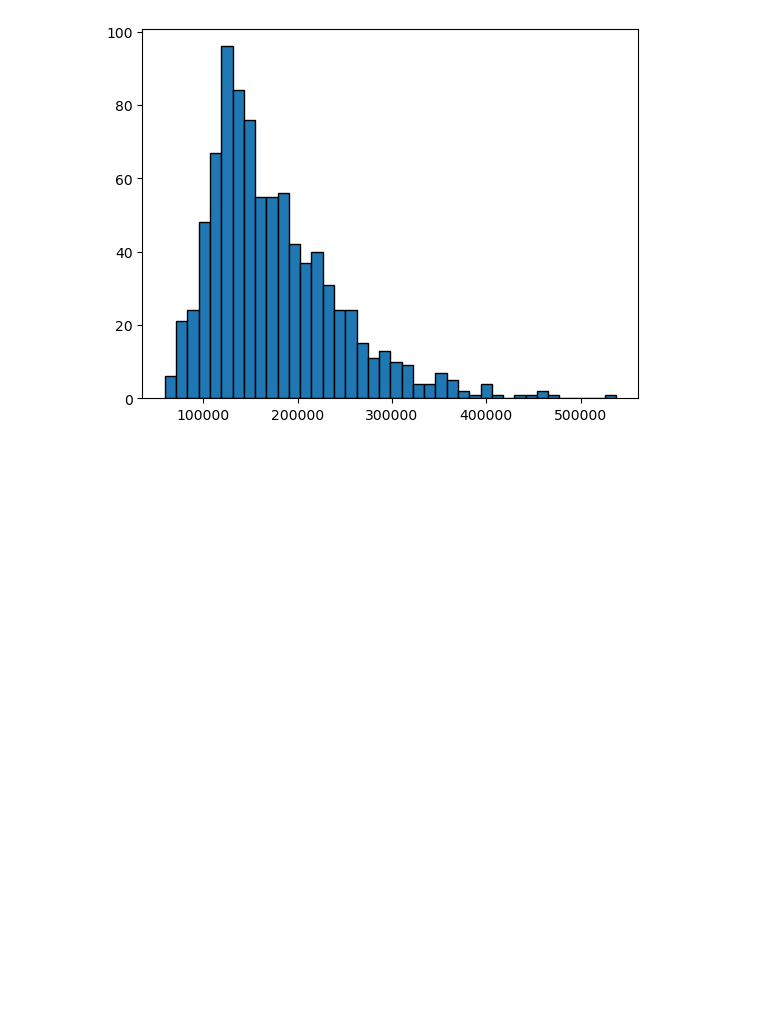
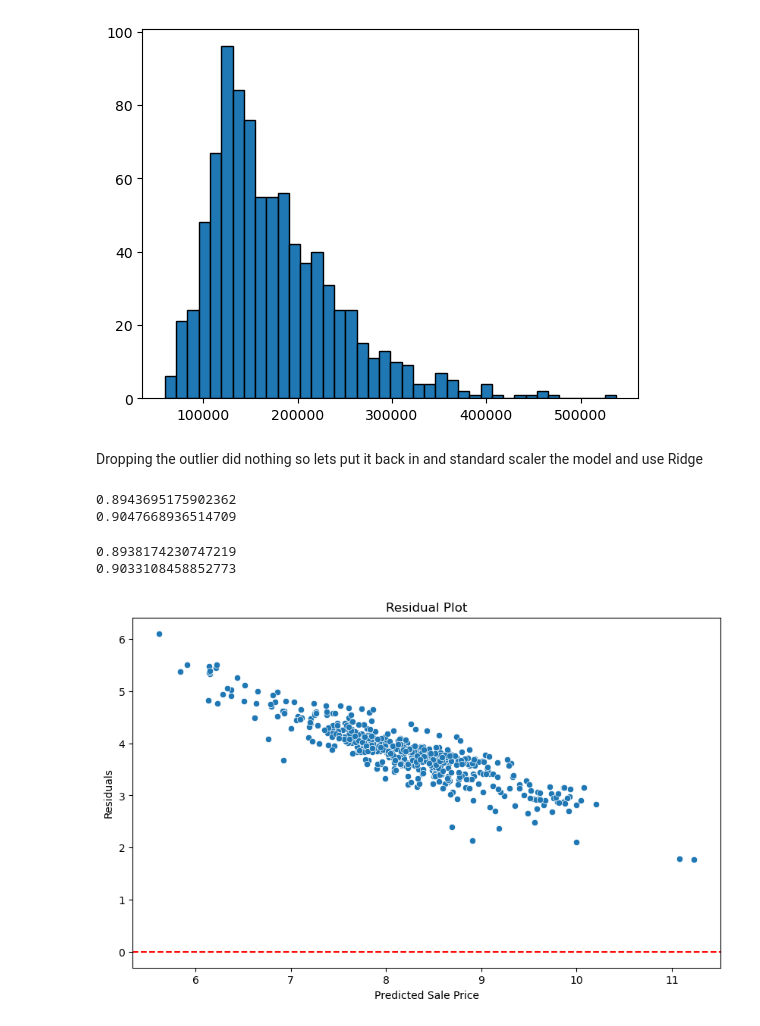
Before and after one commit to grahamjh99/Project-1-Ames-Housing, a Jupyter notebook: Project 2 Graham.ipynb, the cells around one changed output. Drawn from its saved outputs; the diff is of its cells as text; code cells hidden in the pictures; blank space fills up the shorter version.

Commit message:
used ridge regularization

```diff
--- a/Project 2 Graham.ipynb
+++ b/Project 2 Graham.ipynb
@@ -966,7 +965,7 @@ df_test_filtered = df_test_filtered.drop(columns=columns_to_drop)
 df_test_filtered.drop(columns = 'log_gr_liv_area', inplace = True)
 df_test_filtered.drop(columns = 'log_total_bsmt_sf', inplace = True)
 
-df_train_filtered = df_train_filtered.drop(index=182)
+df_train_filtered_dropped = df_train_filtered.drop(index=182,inplace= True)
 # %%
 X = df_train_filtered.drop(columns = 'saleprice')
 y = df_train_filtered['saleprice']
@@ -1027,3 +1032,73 @@ plt.hist(predictions['saleprice'],
 [figure]
 # %%
 predictions.to_csv('filtered_data_predictions_3.csv')
+# %% [markdown]
+Dropping the outlier did nothing so lets put it back in and standard scaler the model and use Ridge
+# %%
+df_train_filtered = pd.concat([df_train_filtered, df_train_filtered_dropped])
+# %%
+X = df_train_filtered.drop(columns = 'saleprice')
+y = df_train_filtered['saleprice']
+
+X['house_sf'] = np.log(X['house_sf'] + 1)
+X['total_bsmt_sf'] = np.log(X['total_bsmt_sf'] + 1)  # +1 to handle zeros
+X['wood_deck_sf'] = np.log(X['wood_deck_sf'] + 1)  # +1 to handle zeros
+X['open_porch_sf'] = np.log(X['open_porch_sf'] + 1)  # +1 to handle zeros
+X['garage_capacity'] = np.log(X['garage_capacity'] + 1)
+
+df_test_filtered['house_sf'] = np.log(df_test_filtered['house_sf'] + 1)
+df_test_filtered['garage_capacity'] = np.log(df_test_filtered['garage_capacity'] + 1)
+df_test_filtered['total_bsmt_sf'] = np.log(df_test_filtered['total_bsmt_sf'] + 1)  # +1 to handle zeros
+df_test_filtered['wood_deck_sf'] = np.log(df_test_filtered['wood_deck_sf'] + 1)  # +1 to handle zeros
+df_test_filtered['open_porch_sf'] = np.log(df_test_filtered['open_porch_sf'] + 1)  # +1 to handle zeros
+
+y = np.log(df_train_filtered['saleprice']) # transforming prices into a percent
+
+X_train,X_test,y_train,y_test = train_test_split(X,y,random_state = 42)
+lr = LinearRegression()
+lr.fit(X_train,y_train)
+
+print(lr.score(X_train,y_train))
+print(lr.score(X_test,y_test))
+# %% [output]
+0.8943695175902362
+0.9047668936514709
+# %%
+sc = StandardScaler()
+Z_train = sc.fit_transform(X_train)
+Z_test = sc.fit_transform(X_test)
+
+r_alphas = np.logspace(0,5,100)
+
+# Cross-validate over our list of ridge alphas.
+ridge_cv = RidgeCV(alphas = r_alphas,
+                  scoring = 'r2', # using r2 to determine what works best
+                  cv = 5)# lets do 5 fold crossvalitaion
+
+ridge_cv.fit(Z_train,y_train)
+# Instantiate.
+ridge_model = Ridge(alpha = ridge_cv.alpha_)
+
+# Fit.
+ridge_model.fit(Z_train,y_train)
+
+
+# Evaluate model using R2.
+print(ridge_model.score(Z_train,y_train))
+print(ridge_model.score(Z_test,y_test))
+# %% [output]
+0.8938174230747219
+0.9033108458852773
+# %%
+y_pred = lr.predict(Z_test)
+residuals = y_test - y_pred
+
+# Create residual plot
+plt.figure(figsize=(10, 6))
+sns.scatterplot(x=y_pred, y=residuals)
+plt.axhline(0, color='red', linestyle='--')
+plt.xlabel('Predicted Sale Price')
+plt.ylabel('Residuals')
+plt.title('Residual Plot');
+# %% [output]
+[figure, added]
```
Also changed, not shown: parts of 9 cells of this notebook, 2 other files.
